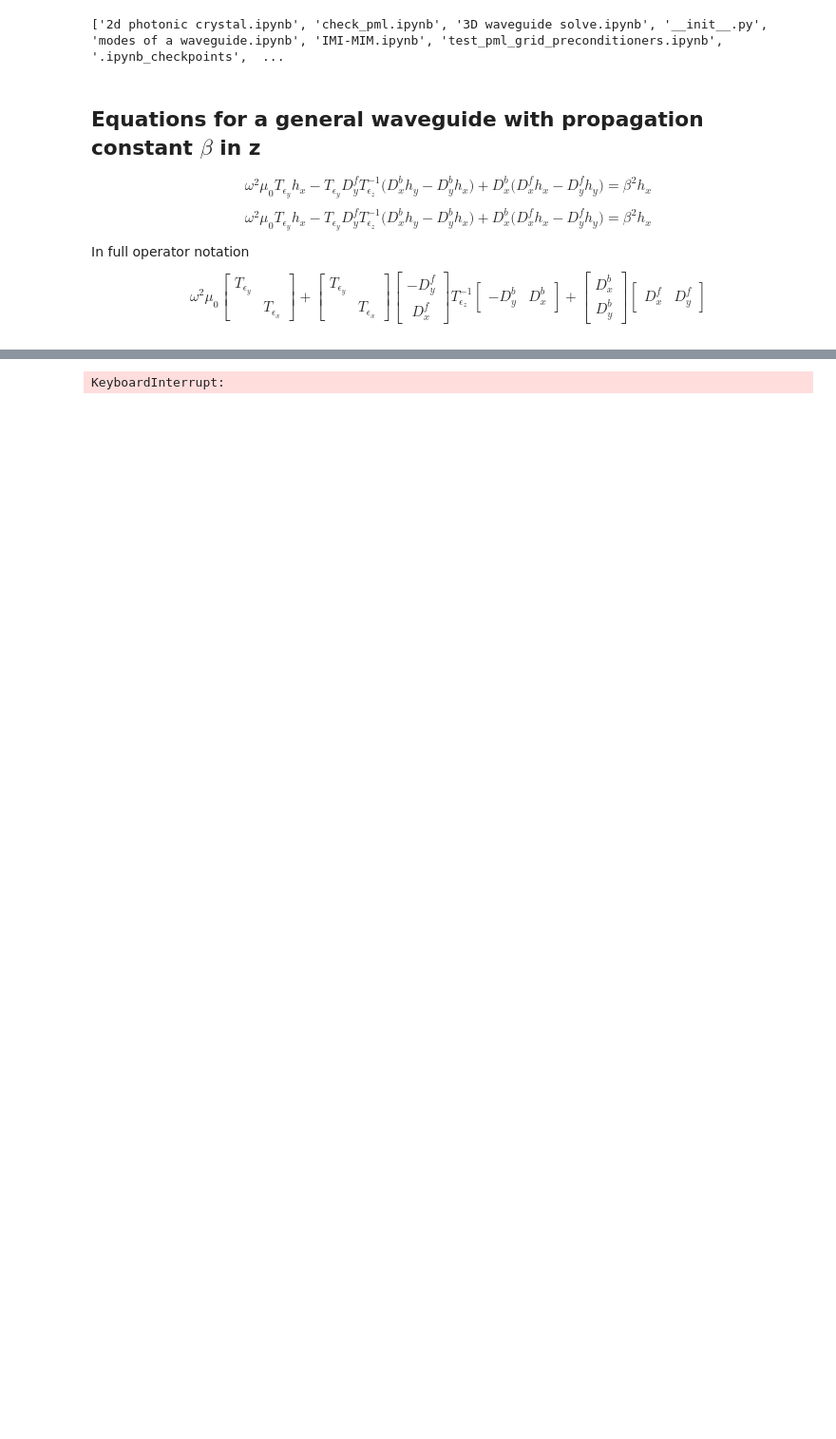
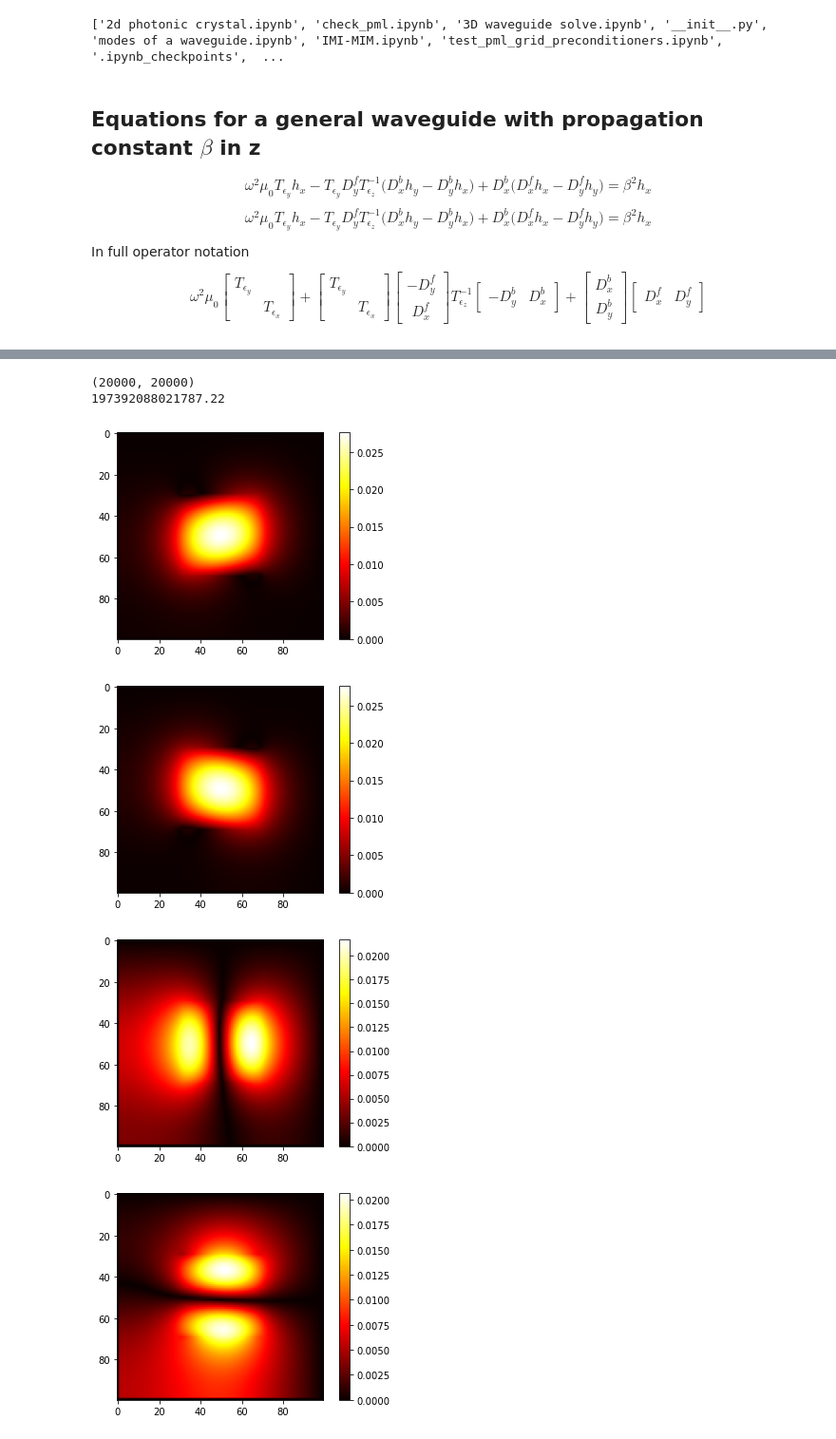
Before and after one commit to zhaonat/eigenwell, a Jupyter notebook: notebooks/3D waveguide solve.ipynb, the cells around one changed output, grey strips where cells are left out. Shown at 95% size. Drawn from its saved outputs; the diff is of its cells as text; code cells hidden in the pictures; blank space fills up the shorter version.

```diff
--- a/notebooks/3D waveguide solve.ipynb
+++ b/notebooks/3D waveguide solve.ipynb
@@ -113,15 +140,29 @@ print(omega*1e-15, MU0, A.count_nonzero())
 # %%
 ## use eigs
 from scipy.sparse.linalg import eigs
-K = 2
-vals, vecs = eigs(A, k = K, which = 'SM')
+K = 12
+print(A.shape)
+
+neff = np.sqrt(np.max(np.real(epsilon)));
+beta_est = abs(2*np.pi*neff / (wvlen));
+sigma = beta_est**2;
+
+print(sigma)
+
+vals, vecs = eigs(A, k = K, sigma = sigma)
 # %% [output]
-KeyboardInterrupt:
+(20000, 20000)
+197392088021787.22
 # %%
 for i in range(K):
     v = vecs[:,i]
     hx = v[0:np.prod(N)].reshape(N)
     hy = v[np.prod(N):].reshape(N)
     plt.figure();
-    plt.imshow(np.abs(hy), cmap = 'hot')
+    plt.imshow(np.abs(hx), cmap = 'hot')
     plt.colorbar();
+# %% [output]
+[figure, added]
+[figure, added]
+[figure, added]
+[figure, added]
```
Also changed, not shown: parts of 6 cells of this notebook, 12 other files.
